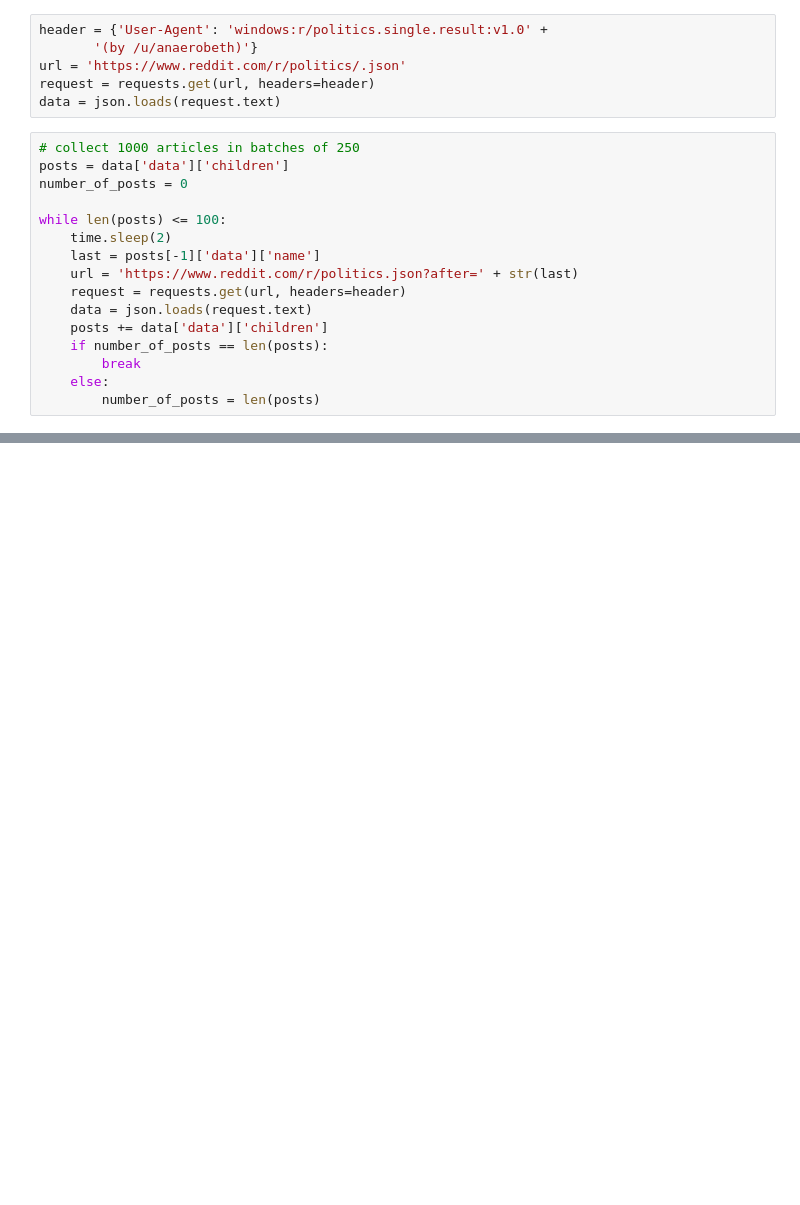
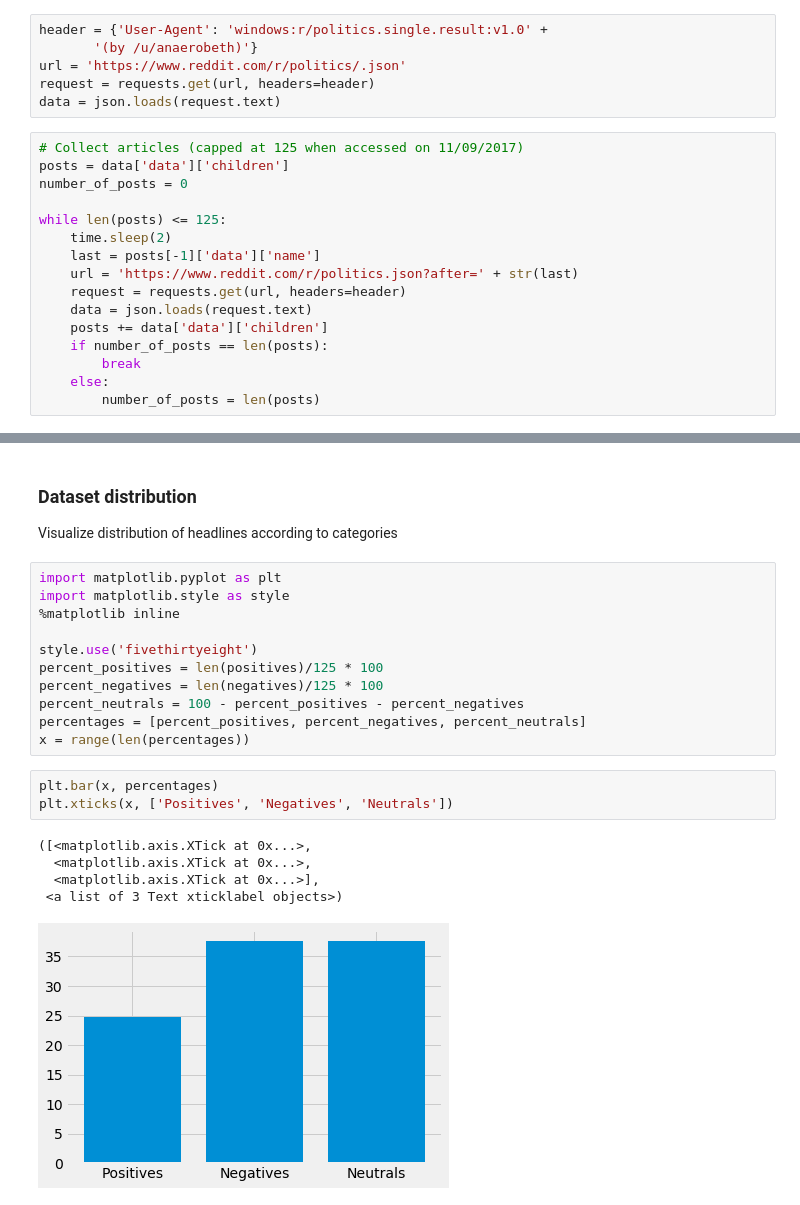
Before and after one commit to anaerobeth/ml-mastery, a Jupyter notebook: Sentiment Analysis.ipynb, the cells around one changed output, grey strips where cells are left out. Cells and saved outputs as stored; diff of their text form; blank space fills up the shorter version.

```diff
--- a/Sentiment Analysis.ipynb
+++ b/Sentiment Analysis.ipynb
@@ -16,11 +19,11 @@ url = 'https://www.reddit.com/r/politics/.json'
 request = requests.get(url, headers=header)
 data = json.loads(request.text)
 # %%
-# collect 1000 articles in batches of 250
+# Collect articles (capped at 125 when accessed on 11/09/2017)
 posts = data['data']['children']
 number_of_posts = 0
 
-while len(posts) <= 100:
+while len(posts) <= 125:
     time.sleep(2)
     last = posts[-1]['data']['name']
     url = 'https://www.reddit.com/r/politics.json?after=' + str(last)
@@ -54,0 +64,23 @@ with open("negative_news_titles.txt", "w", encoding='utf-8', errors='ignore') as
+# %% [markdown]
+### Dataset distribution
+Visualize distribution of headlines according to categories
+# %%
+import matplotlib.pyplot as plt
+import matplotlib.style as style
+%matplotlib inline
+
+style.use('fivethirtyeight')
+percent_positives = len(positives)/125 * 100
+percent_negatives = len(negatives)/125 * 100
+percent_neutrals = 100 - percent_positives - percent_negatives
+percentages = [percent_positives, percent_negatives, percent_neutrals]
+x = range(len(percentages))
+# %%
+plt.bar(x, percentages)
+plt.xticks(x, ['Positives', 'Negatives', 'Neutrals'])
+# %% [output]
+([<matplotlib.axis.XTick at 0x...>,
+  <matplotlib.axis.XTick at 0x...>,
+  <matplotlib.axis.XTick at 0x...>],
+ <a list of 3 Text xticklabel objects>)
+[figure, added]
```
Also changed, not shown: parts of 13 cells of this notebook.
